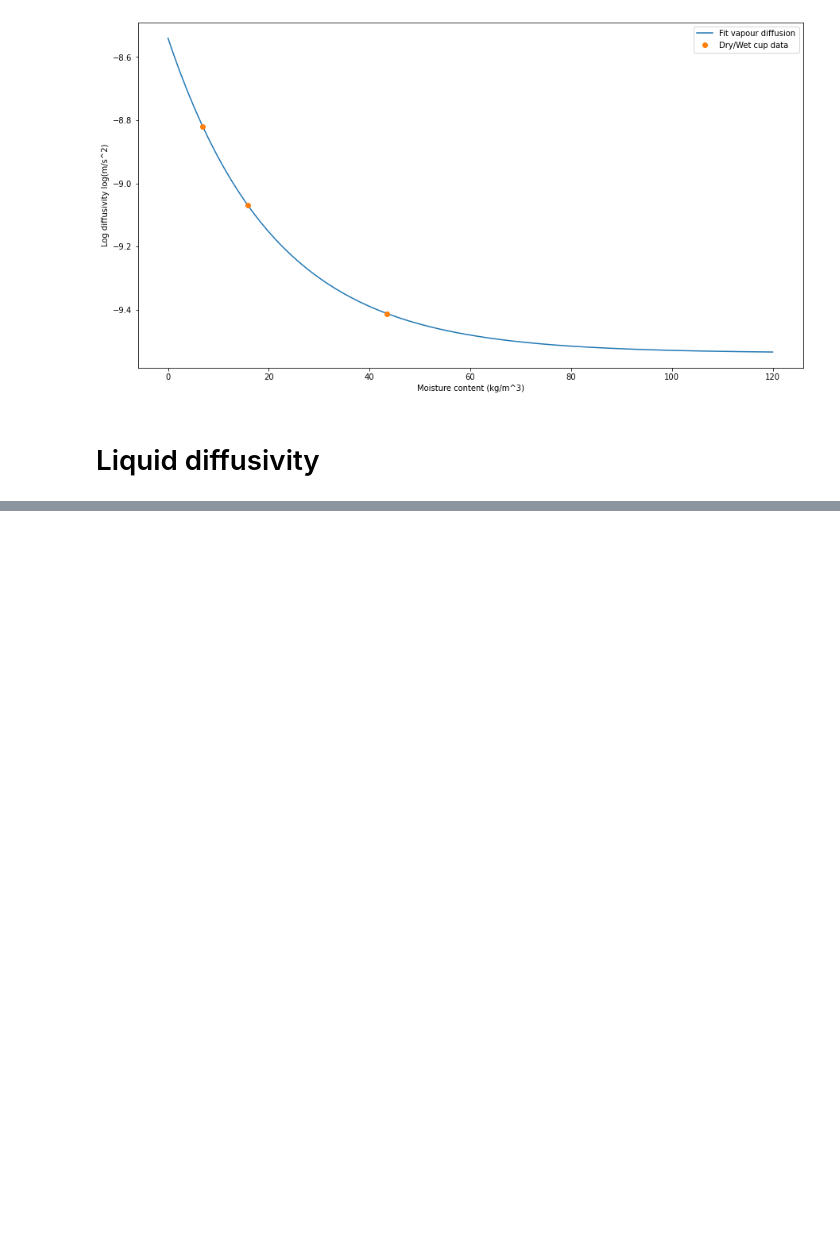
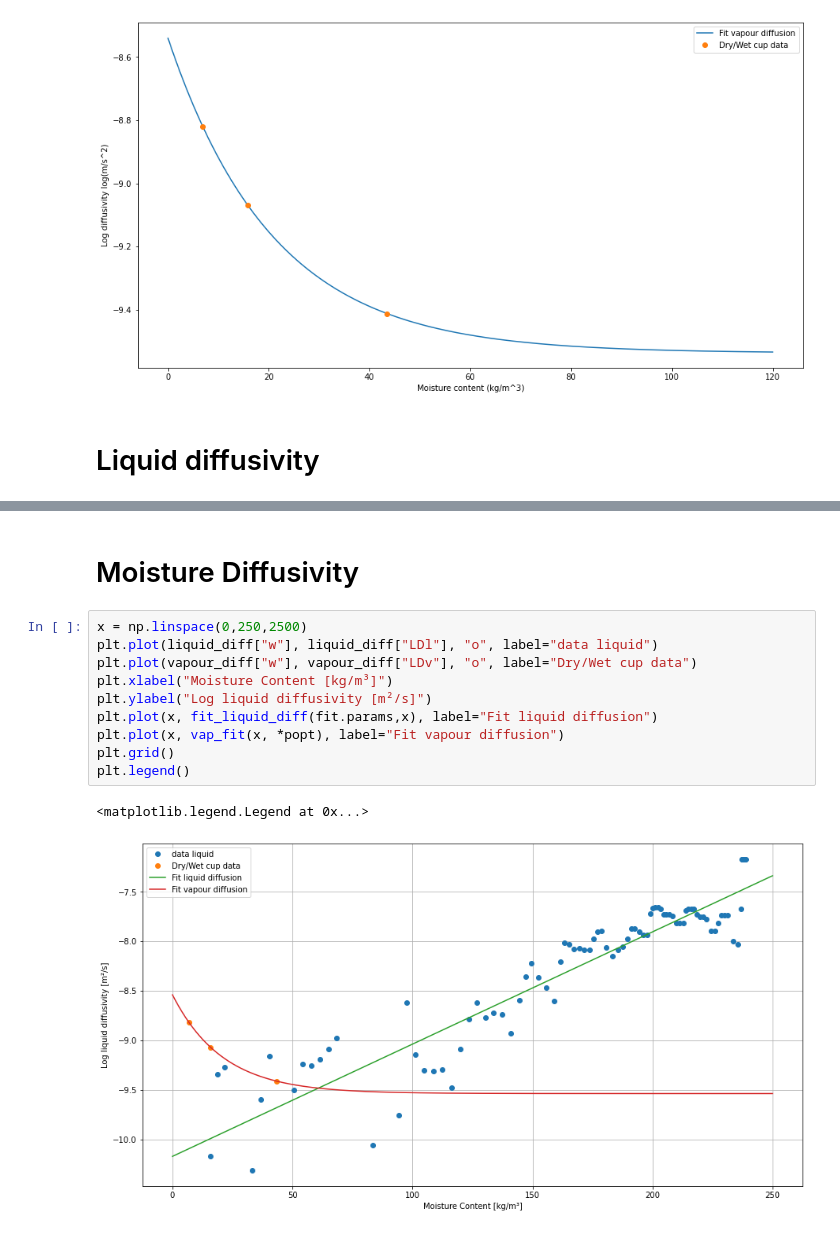
Before and after one commit to pick2510/BPTA, a Jupyter notebook: Ex2/Ex2.ipynb, the cells around one changed output, grey strips where cells are left out. Cells and saved outputs as stored; diff of their text form; blank space fills up the shorter version.

```diff
--- a/Ex2/Ex2.ipynb
+++ b/Ex2/Ex2.ipynb
@@ -88,0 +144,15 @@ liquid_diff
+# %% [markdown]
+# Moisture Diffusivity
+# %%
+x = np.linspace(0,250,2500)
+plt.plot(liquid_diff["w"], liquid_diff["LDl"], "o", label="data liquid")
+plt.plot(vapour_diff["w"], vapour_diff["LDv"], "o", label="Dry/Wet cup data")
+plt.xlabel("Moisture Content [kg/m³]")
+plt.ylabel("Log liquid diffusivity [m²/s]")
+plt.plot(x, fit_liquid_diff(fit.params,x), label="Fit liquid diffusion")
+plt.plot(x, vap_fit(x, *popt), label="Fit vapour diffusion")
+plt.grid()
+plt.legend()
+# %% [output]
+<matplotlib.legend.Legend at 0x...>
+[figure, added]
```
Also changed, not shown: parts of 15 cells of this notebook.
